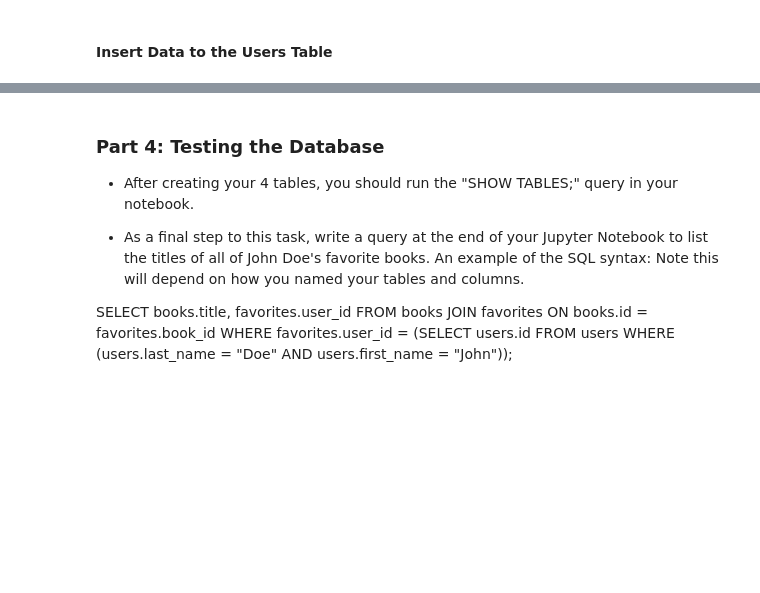
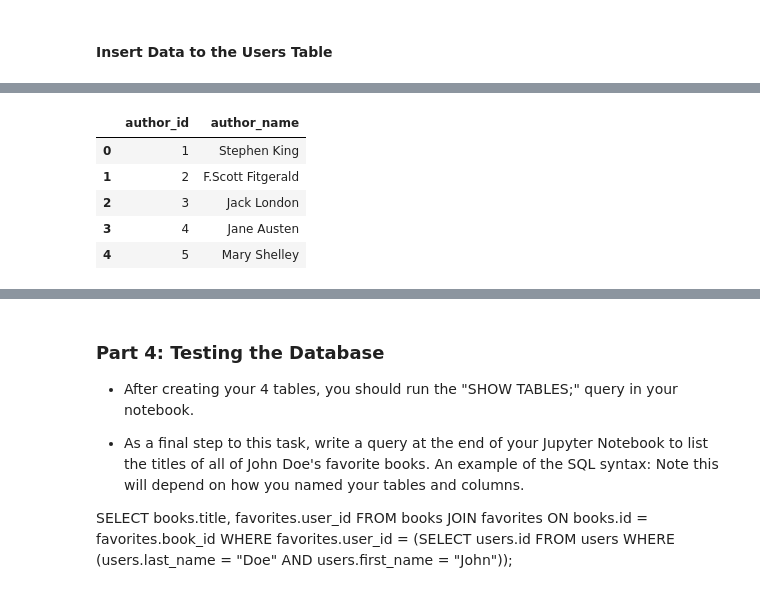
Before and after one commit to ruelanthonyb/Books--Core-, a Jupyter notebook: Books (Core).ipynb, the cells around one changed output, grey strips where cells are left out. Saved outputs shown, nothing was run; the diff lists cells and outputs as text; code cells hidden in the pictures; blank space fills up the shorter version.

```diff
--- a/Books (Core).ipynb
+++ b/Books (Core).ipynb
@@ -320,0 +364,15 @@ pd.read_sql(q,conn)
+# %%
+# Confirm the data has been added
+q = """
+    SELECT *
+    FROM authors
+    LIMIT 5;
+"""
+pd.read_sql(q,conn)
+# %% [output]
+|  | author_id | author_name |
+| 0 | 1 | Stephen King |
+| 1 | 2 | F.Scott Fitgerald |
+| 2 | 3 | Jack London |
+| 3 | 4 | Jane Austen |
+| 4 | 5 | Mary Shelley |
```
Also changed, not shown: parts of 28 cells of this notebook, 2 other files.
